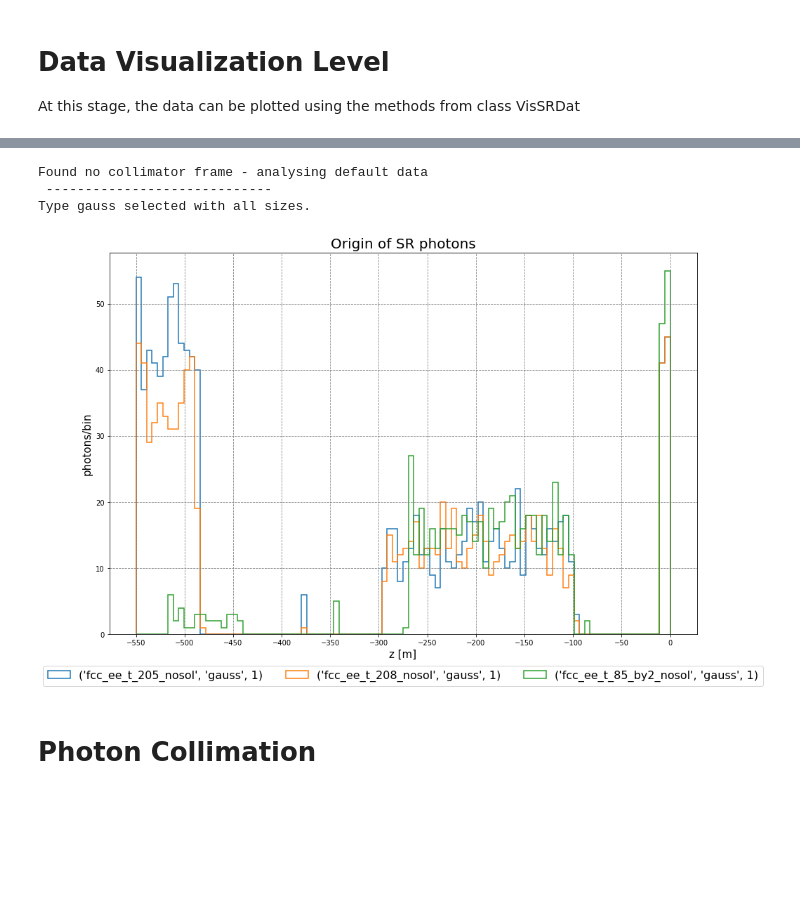
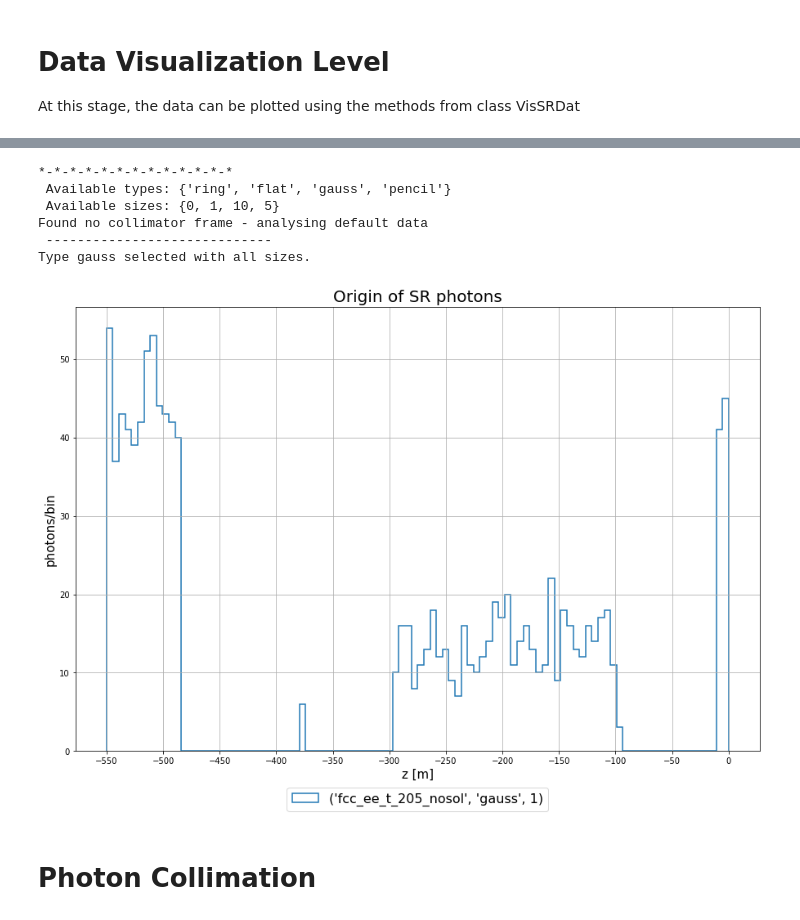
Before and after one commit to Number042/Python, a Jupyter notebook: FCCee Synchrotron-Radiation.ipynb, the cells around one changed output, grey strips where cells are left out. Drawn from its saved outputs; the diff is of its cells as text; code cells hidden in the pictures; blank space fills up the shorter version.

```diff
--- a/FCCee Synchrotron-Radiation.ipynb
+++ b/FCCee Synchrotron-Radiation.ipynb
@@ -32,8 +32,6 @@ Data Input Level
 =========
 Data input by using methods from class Input
 # %%
-Storage = DataReader(path = ['/home/mlueckhof/Codes/Projects/FCCee/Default/Data/','/home/mlueckhof/temporary/'])
-DFseco_col = Storage.readG4out(read = 'secondaries', datType = 'default', verbose = 2)
-
-# beamTypes, beamSizes = Storage.beamList, Storage.beamSizes
+Storage = DataReader(path = ['/home/mlueckhof/Codes/Projects/FCCee/Default/Data/'])
+DFseco_col = Storage.readG4out(read = 'secondaries', datType = 'default', verbose = 0)
 # %% [output]
@@ -60,6 +58,7 @@ Data Visualization Level
 At this stage, the data can be plotted using the methods from class VisSRDat
 # %%
 Selection = DataSelection(DFseco_col)
-def_opt = Selection.opticsSelection(optics = 'all', verbose = 0) #['fcc_ee_t_205_nosol','fcc_ee_t_208_nosol']
-beamTypes, beamSizes = Selection.get_beamShapes_and_Size(verbose = 1)
+def_opt = Selection.opticsSelection(optics = ['fcc_ee_t_205_nosol'], verbose = 0)
+def_opt_split = DataSelection.splitNames(def_opt)
+def_opt_split
 # %% [output]
@@ -69,12 +83,16 @@ beamTypes, beamSizes = Selection.get_beamShapes_and_Size(verbose = 1)
 # %%
+beamTypes, beamSizes = Selection.get_beamShapes_and_Size(verbose = 1)
 plotpath = '/home/mlueckhof/temporary/'
-pltdat.plot_diffBeamShape(def_opt, plotpath, beamTypes, beamSizes, zlim = [], Type = 'origin', nBin = 100,
+pltdat.plot_diffBeamShape(def_opt_split, plotpath, beamTypes, beamSizes, zlim = [], Type = 'origin', nBin = 100,
                           beam = ['gauss'], size = 'all', ticks = 50, verbose = 0, save = 0)
 # %% [output]
+*-*-*-*-*-*-*-*-*-*-*-*-*
+ Available types: {'ring', 'flat', 'gauss', 'pencil'}
+ Available sizes: {0, 1, 10, 5}
 Found no collimator frame - analysing default data
  -----------------------------
 Type gauss selected with all sizes.
-[figure, old version]
+[figure, new version]
 # %% [markdown]
 Photon Collimation
 ===========
```
Also changed, not shown: parts of 4 cells of this notebook, 1 other file.
